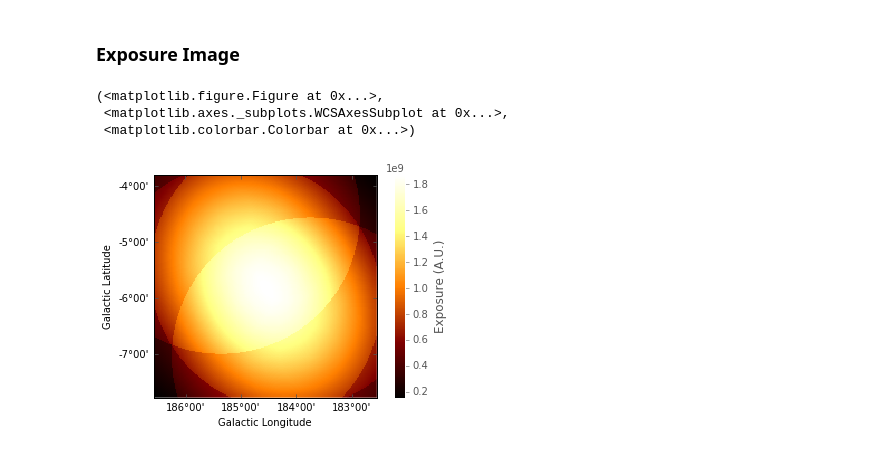
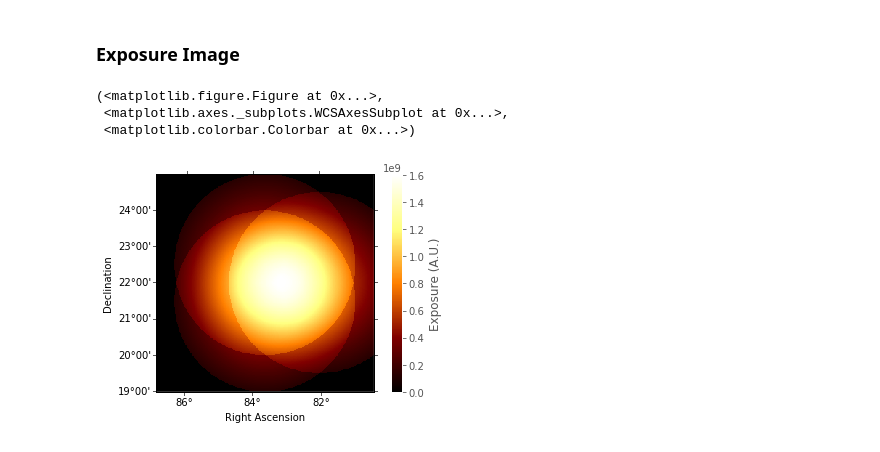
Before and after one commit to gammapy/gammapy-extra, a Jupyter notebook: notebooks/image_pipe.ipynb, the cells around one changed output. Saved outputs shown, nothing was run; the diff lists cells and outputs as text; code cells hidden in the pictures.

```diff
--- a/notebooks/image_pipe.ipynb
+++ b/notebooks/image_pipe.ipynb
@@ -49,0 +48,14 @@ ref_image = SkyImage.empty(nxpix=200, nypix=200, binsz=0.02, xref=center.l.deg,
+# %%
+# What data to analyse
+data_store = DataStore.from_dir('$GAMMAPY_EXTRA/test_datasets/cube/data')
+# Define runlist
+obs_table = Table()
+obs_table['OBS_ID'] = [23523, 23526, 23592]
+# There's a problem with the PSF for run 23559, so we don't use that run for now.
+# %%
+# Define sky image
+ref_image = SkyImage.empty(
+    nxpix=300, nypix=300, binsz=0.02,
+    xref=83.63, yref=22.01,
+    proj='TAN', coordsys='CEL',
+)
@@ -75,0 +83,9 @@ WARNING:gammapy.irf.psf_king:No safe energy thresholds found. Setting to default
+# %%
+image_maker = StackedObsImageMaker(
+    empty_image=ref_image,
+    energy_band=energy_band,
+    offset_band=offset_band,
+    data_store=data_store,
+    obs_table=obs_table,
+    exclusion_mask=exclusion_mask,
+)
@@ -118,9 +153,9 @@ images["significance"].plot(add_cbar=True)
 # %% [markdown]
 ### Exposure Image
 # %%
-images["exposure"].plot(add_cbar=True)
+image_maker.images["exposure"].plot(add_cbar=True)
 # %% [output]
 (<matplotlib.figure.Figure at 0x...>,
  <matplotlib.axes._subplots.WCSAxesSubplot at 0x...>,
  <matplotlib.colorbar.Colorbar at 0x...>)
-[figure, old version]
+[figure, new version]
```
Also changed, not shown: parts of 28 cells of this notebook.
